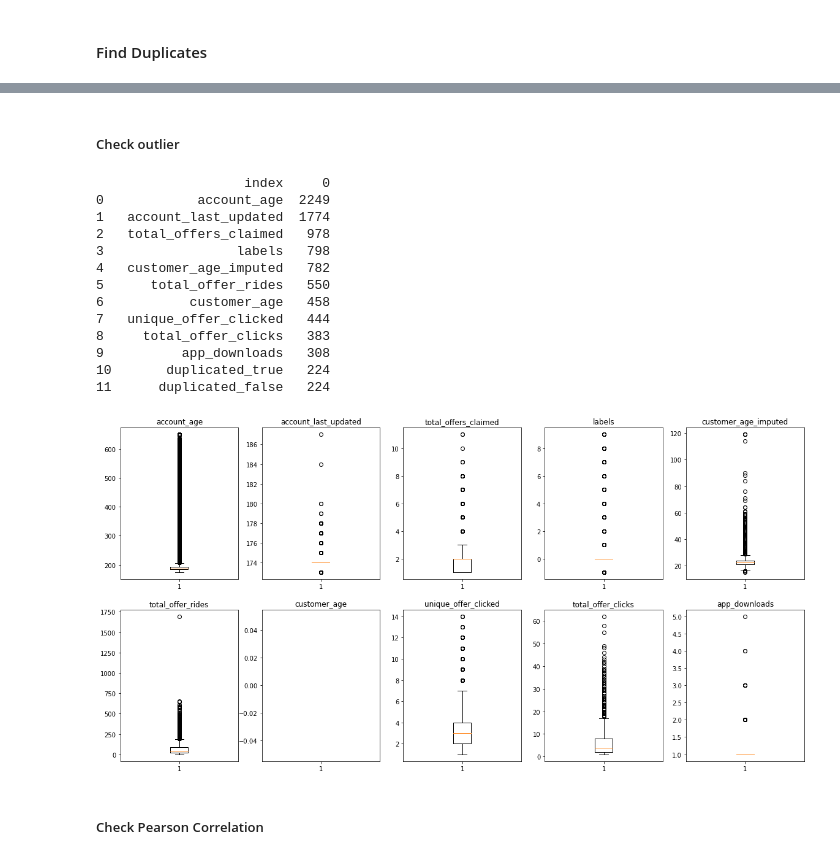
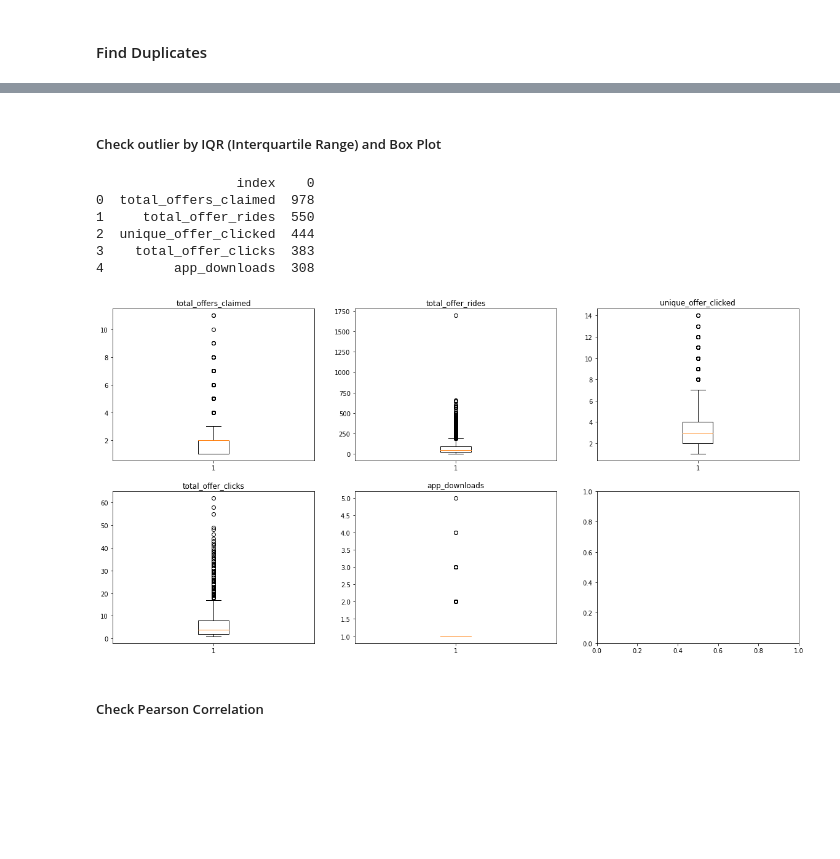
Before and after one commit to tdongnguyen/AT-Test, a Jupyter notebook: AT Test - Nov 2021.ipynb, the cells around one changed output, grey strips where cells are left out. Cells and saved outputs as stored; diff of their text form; code cells hidden in the pictures; blank space fills up the shorter version.

```diff
--- a/AT Test - Nov 2021.ipynb
+++ b/AT Test - Nov 2021.ipynb
@@ -101,4 +107,13 @@ Name: gender, dtype: int64
 # %%
-missing_list=['gender']
-for i in missing_list:
+#impute missing gender for later use
+missing_cat_list=['gender']
+for i in missing_cat_list:
   df[i].fillna('missing', inplace=True)
+# %%
+#impute age using MICE (Multivariate Imputation by Chained Equations)
+df_dropped= df.drop(['consumer_id','gender'], axis=1)
+imputed = mice(df_dropped.values)
+mice_ages = imputed[:, 5]
+df['customer_age_imputed']= [round(age,0) for age in mice_ages]
+df['customer_age_imputed'] = df['customer_age_imputed'].apply(lambda x: 15 if (x<15) else x)
+df['customer_age_imputed'] = df['customer_age_imputed'].apply(lambda x: 119 if (x>119) else x)
@@ -127,38 +181,32 @@ df[df["consumer_id"].duplicated(keep=False)].sort_values(['consumer_id'],ascendi
 # %%
 df['duplicated']=df["consumer_id"].duplicated(keep=False)
 # %% [markdown]
-##### Check outlier
+##### Check outlier by IQR (Interquartile Range) and Box Plot
 # %%
-outlier_excl=['consumer_id',"gender",'duplicated']
+outlier_excl=['consumer_id',"gender",'duplicated','customer_age',"duplicated",'customer_age_imputed',
+              'account_age','account_last_updated']
 def IQR(df):
   df=df.loc[:, ~df.columns.isin(outlier_excl)]
   Q1 = df.quantile(0.25)
   Q3 = df.quantile(0.75)
   IQR = Q3 - Q1
   df_outlier=((df < (Q1 - 1.5 * IQR)) | (df > (Q3 + 1.5 * IQR))).sum()
   return df_outlier.sort_values(ascending=False).reset_index()
+no_of_outlier_threshold=100
+outlier1=IQR(df)
+print(outlier1.loc[outlier1[0]>no_of_outlier_threshold,:])
 
-outlier1=IQR(df)
-print(outlier1.head(12))
-
-outlier_list1=outlier1.head(10)["index"]
-fig, axes = plt.subplots(ncols=5, nrows=2,figsize=(20, 10))
+outlier_list1=outlier1.loc[outlier1[0]>no_of_outlier_threshold,:]["index"]
+fig, axes = plt.subplots(ncols=3, nrows=2,figsize=(20, 10))
 for i, ax in zip(outlier_list1, axes.flatten()):
     ax.boxplot(df[i])
     ax.title.set_text(i)
 plt.show()
 # %% [output]
-                   index     0
-0            account_age  2249
-1   account_last_updated  1774
-2   total_offers_claimed   978
-3                 labels   798
-4   customer_age_imputed   782
-5      total_offer_rides   550
-6           customer_age   458
-7   unique_offer_clicked   444
-8     total_offer_clicks   383
-9          app_downloads   308
-10       duplicated_true   224
-11      duplicated_false   224
+                  index    0
+0  total_offers_claimed  978
+1     total_offer_rides  550
+2  unique_offer_clicked  444
+3    total_offer_clicks  383
+4         app_downloads  308
-[figure, old version]
+[figure, new version]
```
Also changed, not shown: parts of 33 cells of this notebook.
